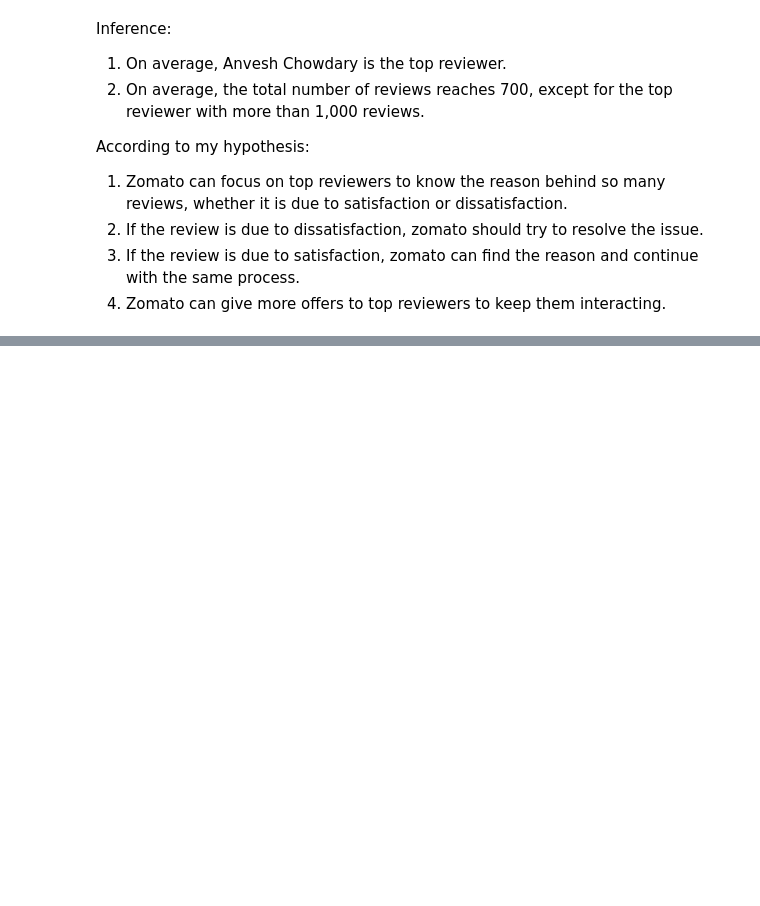
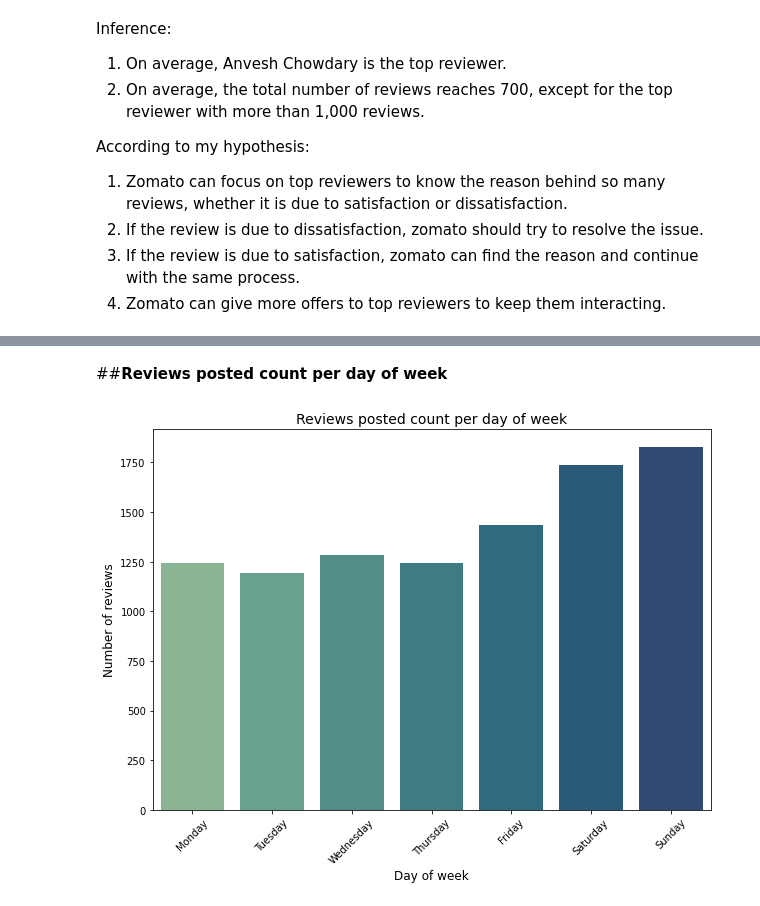
Before and after one commit to Akshadanair/Zomato-Restaurant-Clustering-and-Sentiment-Analysis, a Jupyter notebook: Zomato_Restaurant_Clustering_and_Sentiment_Analysis.ipynb, the cells around one changed output, grey strips where cells are left out. Drawn from its saved outputs; the diff is of its cells as text; code cells hidden in the pictures; blank space fills up the shorter version.

```diff
--- a/Zomato_Restaurant_Clustering_and_Sentiment_Analysis.ipynb
+++ b/Zomato_Restaurant_Clustering_and_Sentiment_Analysis.ipynb
@@ -1115,0 +1145,12 @@ According to my hypothesis:
+# %%
+#Creating a function to extract the features of time
+
+def time_features_extractor(dataframe, attribute_list = ['month','dayofweek','hour']):
+    ''' Takes dataframe with a column labeled 'Time' and time attribute's list
+        as arguments to return dataframe with addition of new columns from time
+        attributes list.
+    '''
+
+    for attribute in attribute_list:
+        dataframe[attribute] = dataframe['Time'].apply(lambda x: getattr(x, attribute))
+    return dataframe
@@ -1115,0 +1165,4 @@ According to my hypothesis:
+# %%
+#Creating dayofweek, month and hour column using function time_featues_extractor
+zomato_df = time_features_extractor(zomato_df)
+zomato_df.head()
@@ -1115,0 +1176,21 @@ According to my hypothesis:
+# %% [markdown]
+##**Reviews posted count per day of week**
+# %%
+#setting figure size
+plt.figure(figsize=(10,7))
+
+#Creating ticks range and labels for the bar chart
+ticks = list(range(0, 7))
+labels = "Monday Tuesday Wednesday Thursday Friday Saturday Sunday".split()
+
+#Count plot for reviews posted count per Day of Week
+sns.countplot(zomato_df.dayofweek, palette = 'crest')
+
+#To display x label, y label and the title of the bar chart
+plt.xlabel('Day of week', fontsize = 12)
+plt.ylabel('Number of reviews', fontsize = 12)
+plt.title('Reviews posted count per day of week', fontsize = 14)
+plt.xticks(ticks, labels, rotation = '45')
+plt.show()
+# %% [output]
+[figure, added]
```
Also changed, not shown: parts of 19 cells of this notebook.
